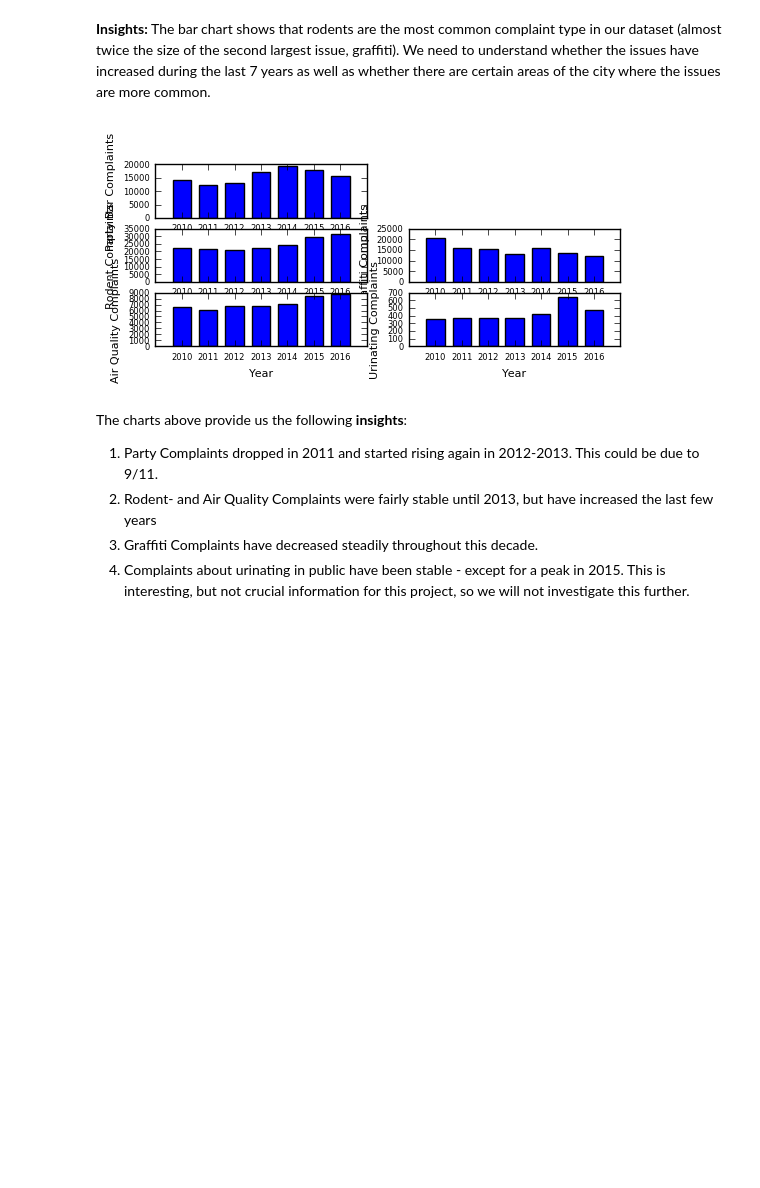
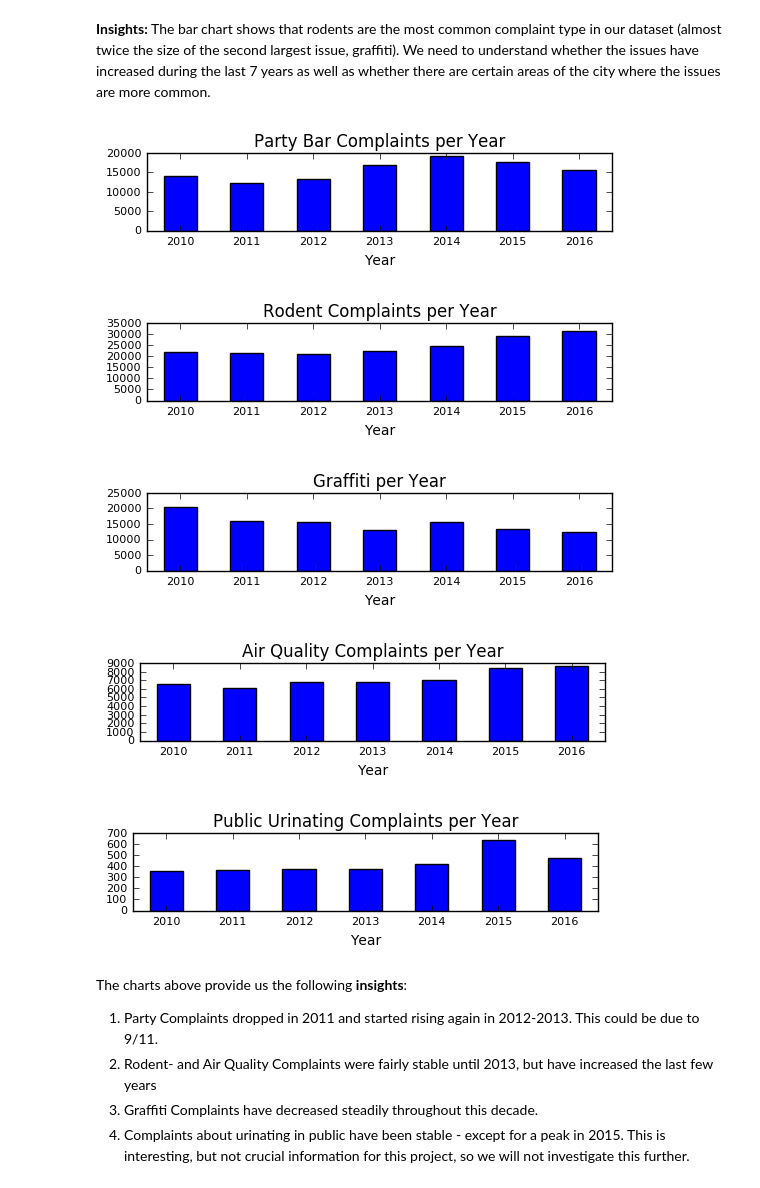
Before and after one commit to cschleidt/sdaav, a Jupyter notebook: notebooks/Social-Data-Final-Project-Notebook.ipynb, the cells around one changed output. Saved outputs shown, nothing was run; the diff lists cells and outputs as text; code cells hidden in the pictures; blank space fills up the shorter version.

```diff
--- a/notebooks/Social-Data-Final-Project-Notebook.ipynb
+++ b/notebooks/Social-Data-Final-Project-Notebook.ipynb
@@ -31,6 +32,8 @@ import urllib2
 import numpy as np
 from scipy import stats
 from matplotlib import pyplot as plt
+%matplotlib inline
+plt.rcParams["figure.figsize"] = [16,16]
 import matplotlib.image as mpimg
 import pylab as pl
 import random as rand
@@ -369,52 +371,24 @@ plt.show()
 # %%
 # Find yearly distribution of each complaint type
 party_bar_year_dist = pd.pivot_table(party_bar, values='Unique Key', index=['Year'],aggfunc='count').reset_index()
 rodent_year_dist = pd.pivot_table(rodent, values='Unique Key', index=['Year'],aggfunc='count').reset_index()
 graffiti_year_dist = pd.pivot_table(graffiti, values='Unique Key', index=['Year'],aggfunc='count').reset_index()
 air_year_dist = pd.pivot_table(air, values='Unique Key', index=['Year'],aggfunc='count').reset_index()
 urine_year_dist = pd.pivot_table(urine, values='Unique Key', index=['Year'],aggfunc='count').reset_index()
 
-# Yearly distributions of Complaints
-plt.subplot(5,2,1)
-plt.bar(party_bar_year_dist["Year"],party_bar_year_dist["Unique Key"],width=0.7,align="center")
-plt.xlabel("Year",fontsize=8)
-plt.ylabel("Party Bar Complaints",fontsize=8)
-plt.xticks(party_bar_year_dist["Year"],party_bar_year_dist["Year"].apply(str),fontsize=6)
-plt.yticks(fontsize=6)
-
-plt.subplot(5,2,3)
-plt.bar(rodent_year_dist["Year"],rodent_year_dist["Unique Key"],width=0.7,align="center")
-plt.xlabel("Year",fontsize=8)
-plt.ylabel("Rodent Complaints",fontsize=8)
-plt.xticks(rodent_year_dist["Year"],rodent_year_dist["Year"].apply(str),fontsize=6)
-plt.yticks(fontsize=6)
-
-plt.subplot(5,2,4)
-plt.bar(graffiti_year_dist["Year"],graffiti_year_dist["Unique Key"],width=0.7,align="center")
-plt.xlabel("Year",fontsize=8)
-plt.ylabel("Graffiti Complaints",fontsize=8)
-plt.xticks(graffiti_year_dist["Year"],graffiti_year_dist["Year"].apply(str),fontsize=6)
-plt.yticks(fontsize=6)
-
-
-plt.subplot(5,2,5)
-plt.bar(air_year_dist["Year"],air_year_dist["Unique Key"],width=0.7,align="center")
-plt.xlabel("Year",fontsize=8)
-plt.ylabel("Air Quality Complaints",fontsize=8)
-plt.xticks(air_year_dist["Year"],air_year_dist["Year"].apply(str),fontsize=6)
-plt.yticks(fontsize=6)
-
-
-plt.subplot(5,2,6)
-plt.bar(urine_year_dist["Year"],urine_year_dist["Unique Key"],width=0.7,align="center")
-plt.xlabel("Year",fontsize=8)
-plt.ylabel("Urinating Complaints",fontsize=8)
-plt.xticks(urine_year_dist["Year"],urine_year_dist["Year"].apply(str),fontsize=6)
-plt.yticks(fontsize=6)
-
+# Plot Yearly distributions of Complaints
+party_bar_year_dist.plot(x="Year",y="Unique Key", kind="bar",figsize=(6,1),title="Party Bar Complaints per Year",fontsize=8,rot=0,legend=None)
+rodent_year_dist.plot(x="Year",y="Unique Key", kind="bar",figsize=(6,1),title="Rodent Complaints per Year",fontsize=8,rot=0,legend=None)
+graffiti_year_dist.plot(x="Year",y="Unique Key", kind="bar",figsize=(6,1),title="Graffiti per Year",fontsize=8,rot=0,legend=None)
+air_year_dist.plot(x="Year",y="Unique Key", kind="bar",figsize=(6,1),title="Air Quality Complaints per Year",fontsize=8,rot=0,legend=None)
+urine_year_dist.plot(x="Year",y="Unique Key", kind="bar",figsize=(6,1),title="Public Urinating Complaints per Year",fontsize=8,rot=0,legend=None)
 plt.show()
 # %% [output]
-[figure, old version]
+[figure, new version]
+[figure, added]
+[figure, added]
+[figure, added]
+[figure, added]
 # %% [markdown]
 The charts above provide us the following **insights**:
 1. Party Complaints dropped in 2011 and started rising again in 2012-2013. This could be due to 9/11.
```
Also changed, not shown: parts of 36 cells of this notebook, 1 other file.
